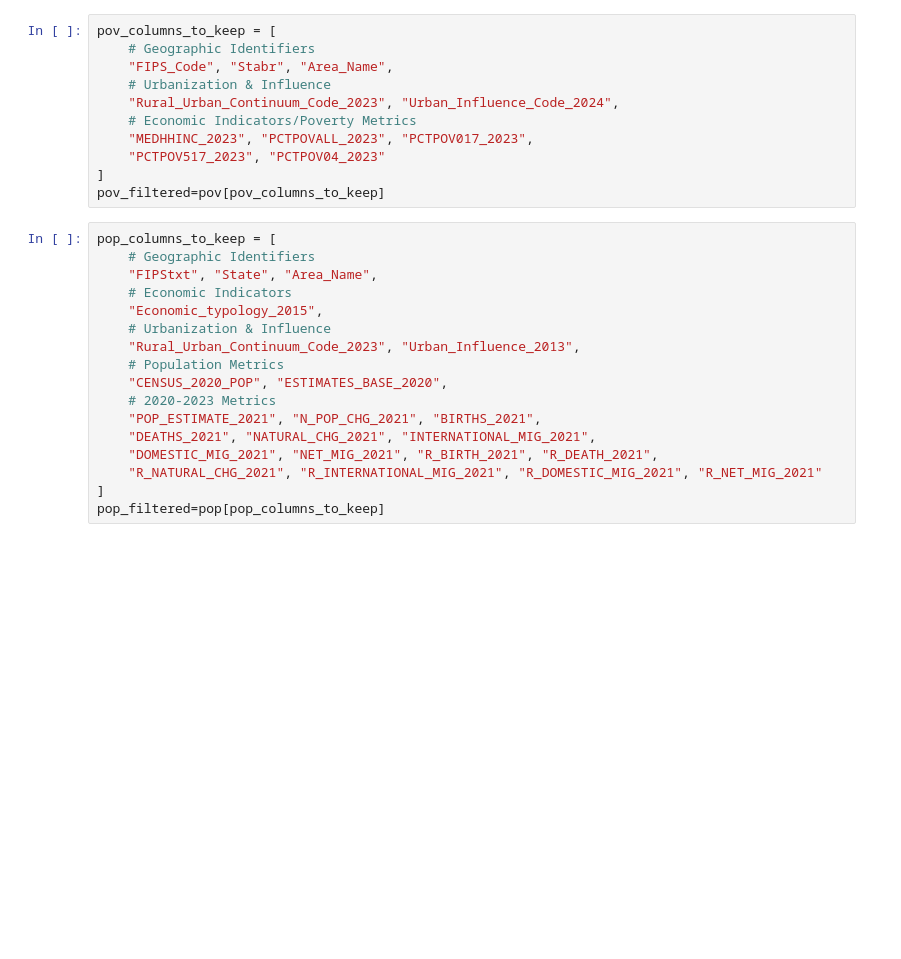
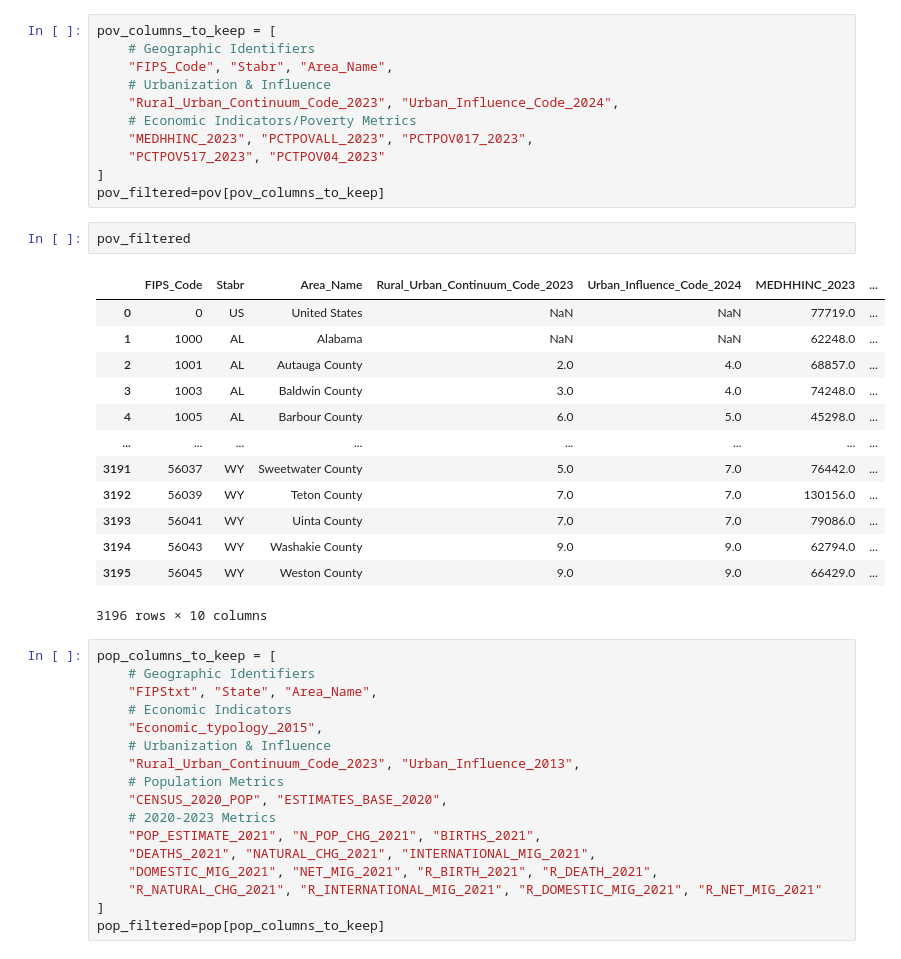
Before and after one commit to kneshio/cs441_project, a Jupyter notebook: main.ipynb, the cells around one changed output. Saved outputs shown, nothing was run; the diff lists cells and outputs as text; blank space fills up the shorter version.

```diff
--- a/main.ipynb
+++ b/main.ipynb
@@ -53,6 +82,22 @@ pov_columns_to_keep = [
     "PCTPOV517_2023", "PCTPOV04_2023"
 ]
 pov_filtered=pov[pov_columns_to_keep]
+# %%
+pov_filtered
+# %% [output]
+|  | FIPS_Code | Stabr | Area_Name | Rural_Urban_Continuum_Code_2023 | Urban_Influence_Code_2024 | MEDHHINC_2023 | ... |
+| 0 | 0 | US | United States | NaN | NaN | 77719.0 | ... |
+| 1 | 1000 | AL | Alabama | NaN | NaN | 62248.0 | ... |
+| 2 | 1001 | AL | Autauga County | 2.0 | 4.0 | 68857.0 | ... |
+| 3 | 1003 | AL | Baldwin County | 3.0 | 4.0 | 74248.0 | ... |
+| 4 | 1005 | AL | Barbour County | 6.0 | 5.0 | 45298.0 | ... |
+| ... | ... | ... | ... | ... | ... | ... | ... |
+| 3191 | 56037 | WY | Sweetwater County | 5.0 | 7.0 | 76442.0 | ... |
+| 3192 | 56039 | WY | Teton County | 7.0 | 7.0 | 130156.0 | ... |
+| 3193 | 56041 | WY | Uinta County | 7.0 | 7.0 | 79086.0 | ... |
+| 3194 | 56043 | WY | Washakie County | 9.0 | 9.0 | 62794.0 | ... |
+| 3195 | 56045 | WY | Weston County | 9.0 | 9.0 | 66429.0 | ... |
+3196 rows × 10 columns
 # %%
 pop_columns_to_keep = [
     # Geographic Identifiers
```
Also changed, not shown: parts of 5 cells of this notebook, 2 other files.
